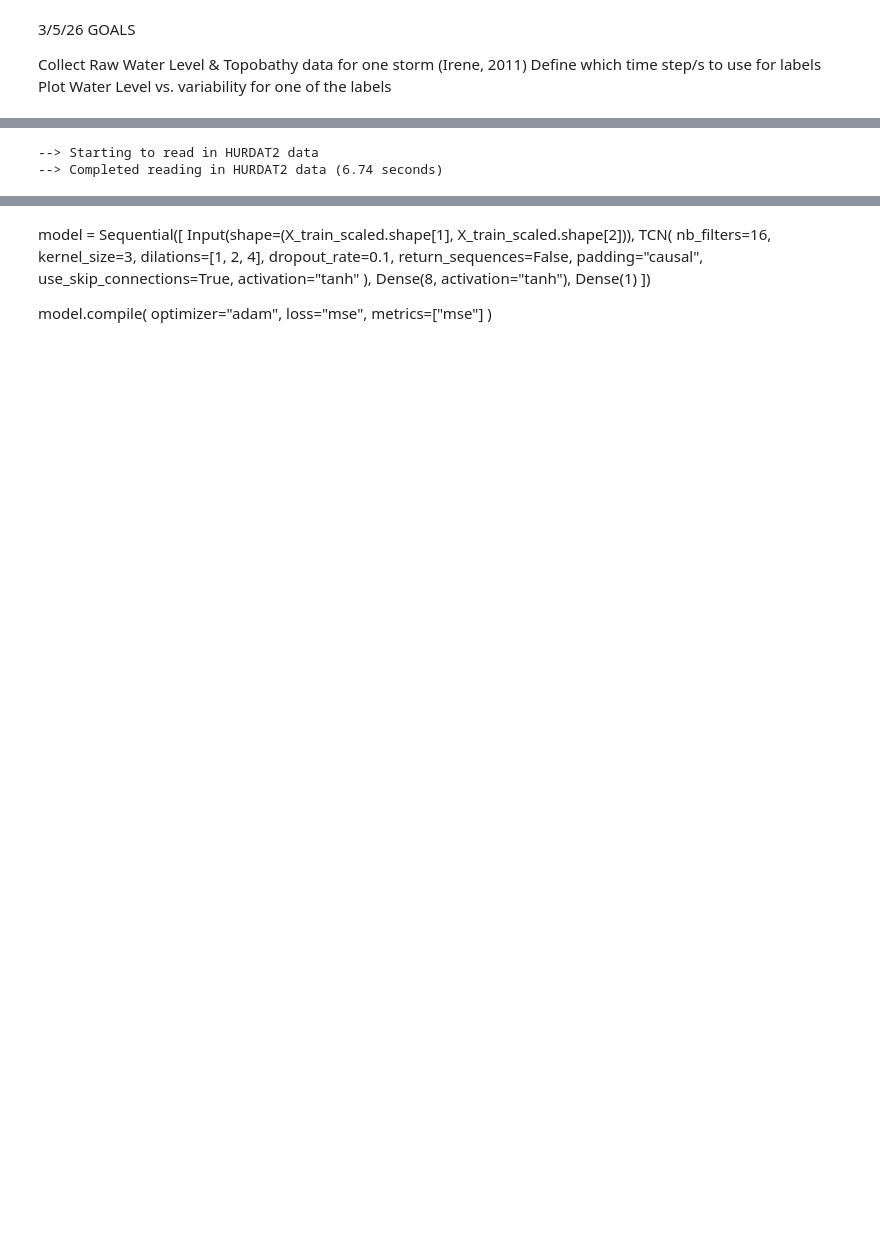
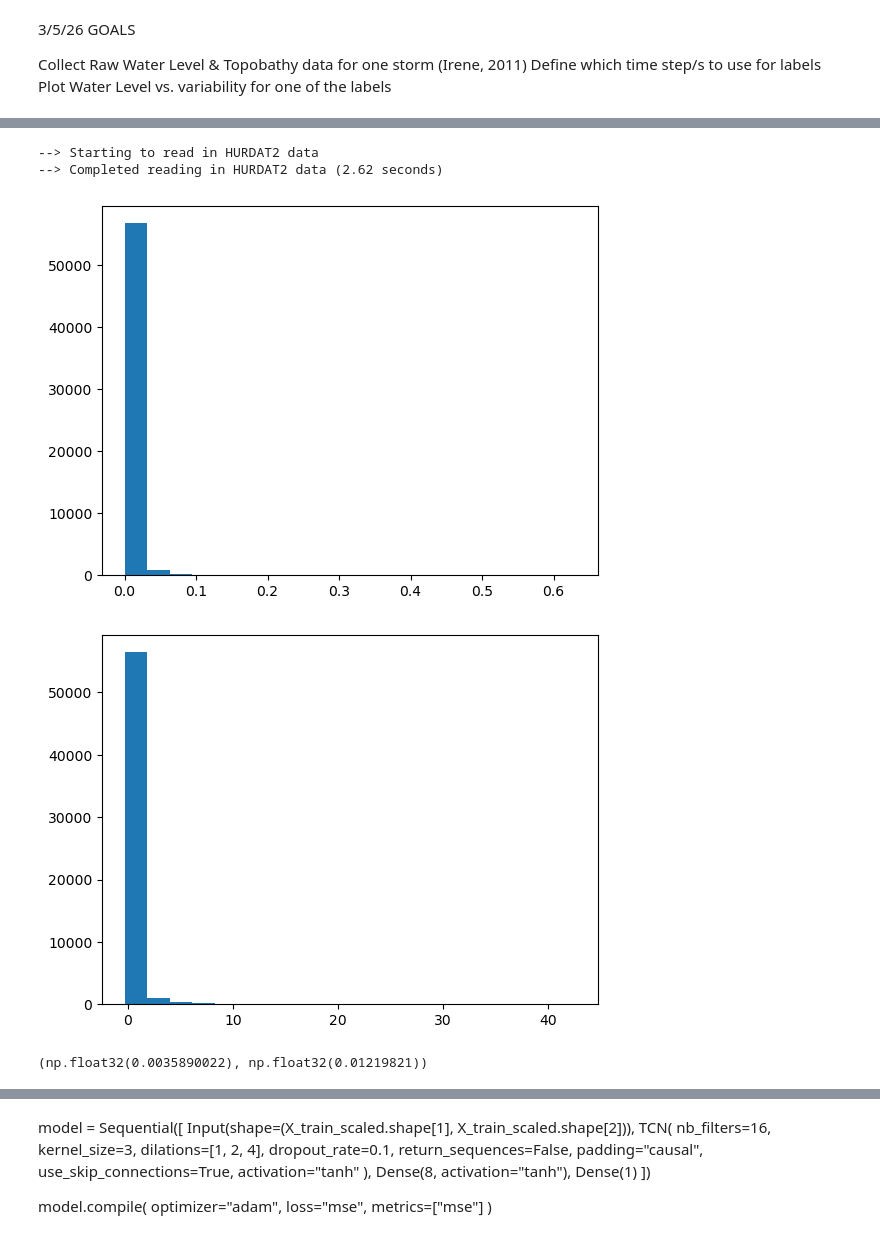
Before and after one commit to qhsimmons/CORA_AOSC650, a Jupyter notebook: Collect_Raw_Data.ipynb, the cells around one changed output, grey strips where cells are left out. Saved outputs shown, nothing was run; the diff lists cells and outputs as text; code cells hidden in the pictures; blank space fills up the shorter version.

```diff
--- a/Collect_Raw_Data.ipynb
+++ b/Collect_Raw_Data.ipynb
@@ -77,7 +78,7 @@ TCN_SEQUENCE_LENGTH = 13
 MANUALLY_EXCLUDED_STORMS = {"AL061996", "AL081999", "AL052019"}
 
 #Box Edges
-westLon, eastLon, northLat, southLat = -77.262338, -75.367403, 36.553085, 34.552033
+westLon, eastLon, northLat, southLat = -77.262338, -76.58, 36.553085, 34.552033
 centroid_lon, centroid_lat = (westLon + eastLon)/2.0, (northLat + southLat)/2.0
 
 #Storm Times
@@ -100,7 +101,7 @@ hurdat = tracks.TrackDataset(
 )
 # %% [output]
 --> Starting to read in HURDAT2 data
---> Completed reading in HURDAT2 data (6.74 seconds)
+--> Completed reading in HURDAT2 data (2.62 seconds)
 # %%
 #Data Collection & Feature Construction
 
@@ -754,5 +800,17 @@ def apply_standard_scaler(X_train, y_train, X_val, y_val, X_test, y_test):
 
     return X_train_scaled, y_train_scaled, X_val_scaled, y_val_scaled, X_test_scaled, y_test_scaled, x_scaler, y_scaler
+# %%
+plt.hist(y_train, bins=20)
+plt.show()
+plt.hist(y_train_scaled, bins=20)
+plt.show()
+# %% [output]
+[figure, added]
+[figure, added]
+# %%
+y_train.mean(), y_train.std()
+# %% [output]
+(np.float32(0.0035890022), np.float32(0.01219821))
 # %%
 #Feature Selection
 # %%
```
Also changed, not shown: parts of 51 cells of this notebook.
